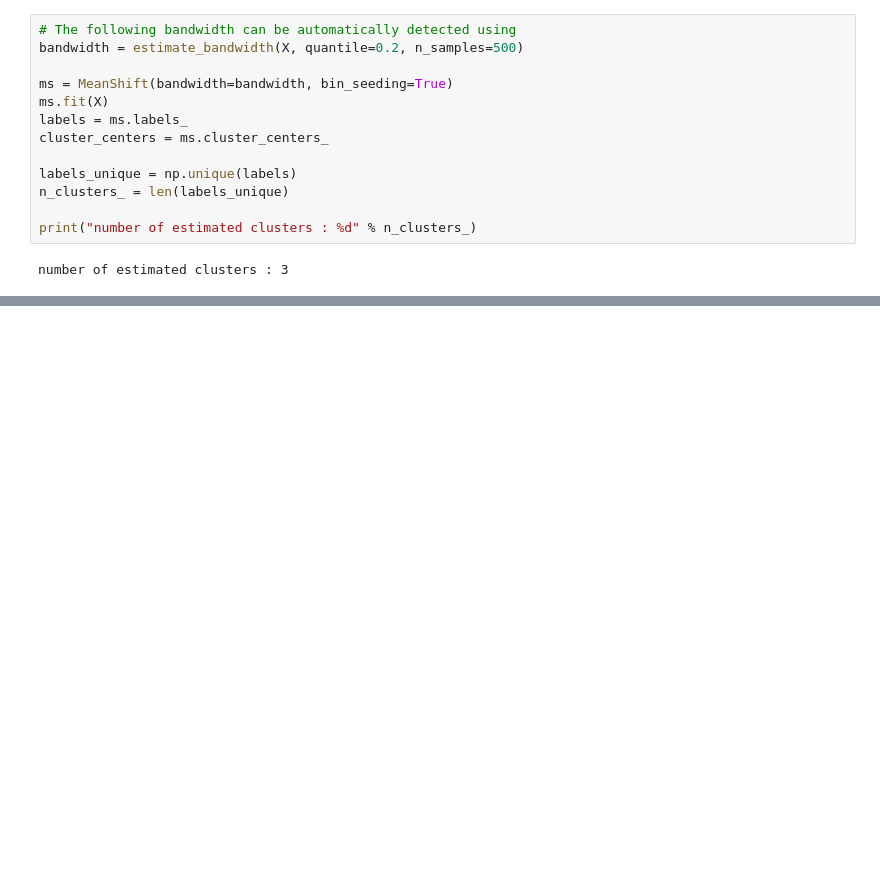
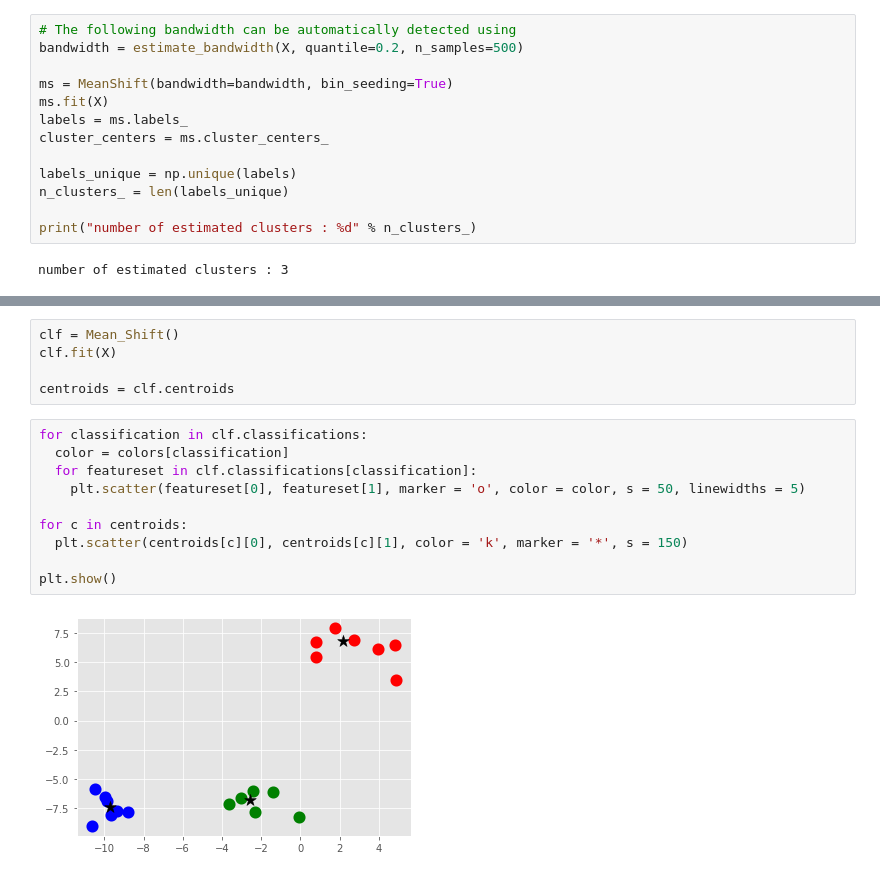
Before and after one commit to leadeeerq/machine-learning, a Jupyter notebook: ML_MeanShift.ipynb, the cells around one changed output, grey strips where cells are left out. Cells and saved outputs as stored; diff of their text form; blank space fills up the shorter version.

```diff
--- a/ML_MeanShift.ipynb
+++ b/ML_MeanShift.ipynb
@@ -219,0 +369,17 @@ plt.show()
+# %%
+clf = Mean_Shift()
+clf.fit(X)
+
+centroids = clf.centroids
+# %%
+for classification in clf.classifications:
+  color = colors[classification]
+  for featureset in clf.classifications[classification]:
+    plt.scatter(featureset[0], featureset[1], marker = 'o', color = color, s = 50, linewidths = 5)
+
+for c in centroids:
+  plt.scatter(centroids[c][0], centroids[c][1], color = 'k', marker = '*', s = 150)
+
+plt.show()
+# %% [output]
+[figure, added]
```
Also changed, not shown: parts of 21 cells of this notebook.
